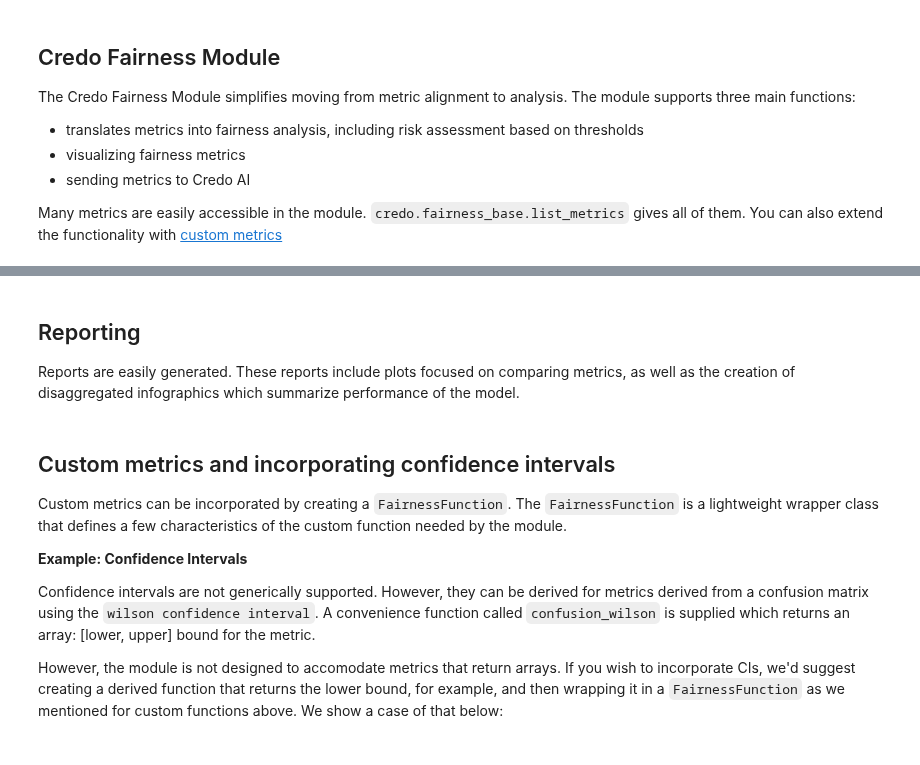
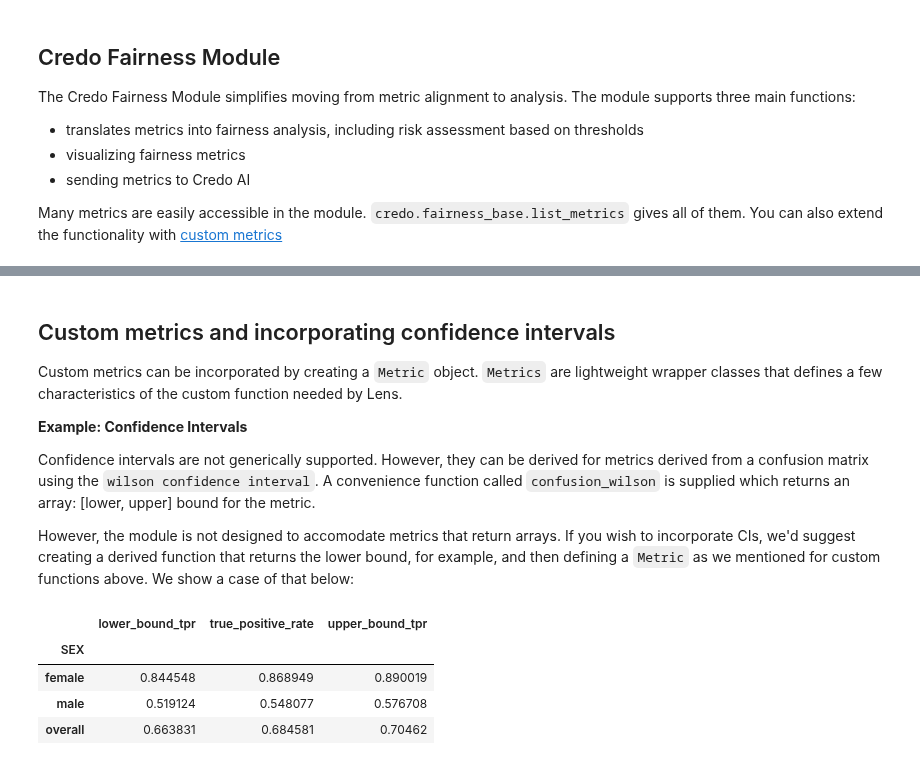
Before and after one commit to credo-ai/credoai_lens, a Jupyter notebook: docs/notebooks/module_demos/fairness_binaryclassification.ipynb, the cells around one changed output, grey strips where cells are left out. Drawn from its saved outputs; the diff is of its cells as text; code cells hidden in the pictures.

Commit message:
fixed fairness module demo, which had been out-of-sync for a while

```diff
--- a/docs/notebooks/module_demos/fairness_binaryclassification.ipynb
+++ b/docs/notebooks/module_demos/fairness_binaryclassification.ipynb
@@ -106,3 +174,12 @@ X_train, X_test, Y_train, Y_test, A_train, A_test, A_str_train, A_str_test = tra
+# %%
+# Train-test split
+X_train, X_test, Y_train, Y_test, gender_train, gender_test = train_test_split(
+    dataset.drop(columns=['SEX', 'default payment next month']),
+    Y,
+    gender,
+    test_size = 0.3,
+    random_state=12345,
+    stratify=Y)
 # %% [markdown]
 ## Train the model
 
@@ -155,4 +241,0 @@ assessment.get_fairness_results(calculate_risk=True, method='between_groups')
-# %% [markdown]
-## Reporting
-
-Reports are easily generated. These reports include plots focused on comparing metrics, as well as the creation of disaggregated infographics which summarize performance of the model.
@@ -162,45 +242,48 @@ report.create_report()
 # %% [markdown]
 ## Custom metrics and incorporating confidence intervals
 
-Custom metrics can be incorporated by creating a `FairnessFunction`. The `FairnessFunction` is a lightweight wrapper class that defines a few characteristics of the custom function needed by the module.
+Custom metrics can be incorporated by creating a `Metric` object. `Metrics` are lightweight wrapper classes that defines a few characteristics of the custom function needed by Lens.
 
 **Example: Confidence Intervals**
 
 Confidence intervals are not generically supported. However, they can be derived for metrics derived from a confusion matrix using the `wilson confidence interval`. A convenience function called `confusion_wilson` is supplied which returns an array: [lower, upper] bound for the metric.
 
-However, the module is not designed to accomodate metrics that return arrays. If you wish to incorporate CIs, we'd suggest creating a derived function that returns the lower bound, for example, and then wrapping it in a `FairnessFunction` as we mentioned for custom functions above. We show a case of that below:
+However, the module is not designed to accomodate metrics that return arrays. If you wish to incorporate CIs, we'd suggest creating a derived function that returns the lower bound, for example, and then defining a `Metric` as we mentioned for custom functions above. We show a case of that below:
 # %%
-from credoai.utils.metrics import confusion_wilson
-from credoai.assessment.model_modules.fairness_base import FairnessFunction
+from credoai.metrics.credoai_metrics import confusion_wilson
+from credoai.metrics import Metric
 
 # define partial functions for the true positive rate lower bound
 def lower_bound_tpr(y_true, y_pred):
-    return confusion_wilson(y_true, y_pred, metric='tpr', confidence=0.95)[0]
+    return confusion_wilson(y_true, y_pred, metric='true_positive_rate', confidence=0.95)[0]
 
 # and upper bound
 def upper_bound_tpr(y_true, y_pred):
-    return confusion_wilson(y_true, y_pred, metric='tpr', confidence=0.95)[1]
+    return confusion_wilson(y_true, y_pred, metric='true_positive_rate', confidence=0.95)[1]
 
 # wrap the functions in fairness functions
-lower_metric = FairnessFunction(name = 'lower_bound_tpr',
-                          func = lower_bound_tpr,
-                          takes_sensitive_features = False,
-                          takes_prob = False)
+lower_metric = Metric(name = 'lower_bound_tpr',
+                      metric_category = "binary_classification",
+                      fun = lower_bound_tpr)
 
-upper_metric = FairnessFunction(name = 'upper_bound_tpr',
-                          func = upper_bound_tpr,
-                          takes_sensitive_features = False,
-                          takes_prob = False)
+upper_metric = Metric(name = 'upper_bound_tpr',
+                      metric_category = "binary_classification",
+                      fun = upper_bound_tpr)
 
 # then proceed as normally
 custom_assessment = FairnessModule([lower_metric,
                            'true_positive_rate',
                            upper_metric],
-                A_str_test,
+                gender_test,
                 Y_test,
                 test_preds,
-                test_scores,
-                fairness_bounds
+                test_scores
                )
 
-custom_assessment.get_disaggregated_performance(calculate_risk=False)
+custom_assessment.get_disaggregated_performance()
+# %% [output]
+|  | lower_bound_tpr | true_positive_rate | upper_bound_tpr |
+| SEX |  |  |  |
+| female | 0.844548 | 0.868949 | 0.890019 |
+| male | 0.519124 | 0.548077 | 0.576708 |
+| overall | 0.663831 | 0.684581 | 0.70462 |
```
Also changed, not shown: parts of 19 cells of this notebook.
